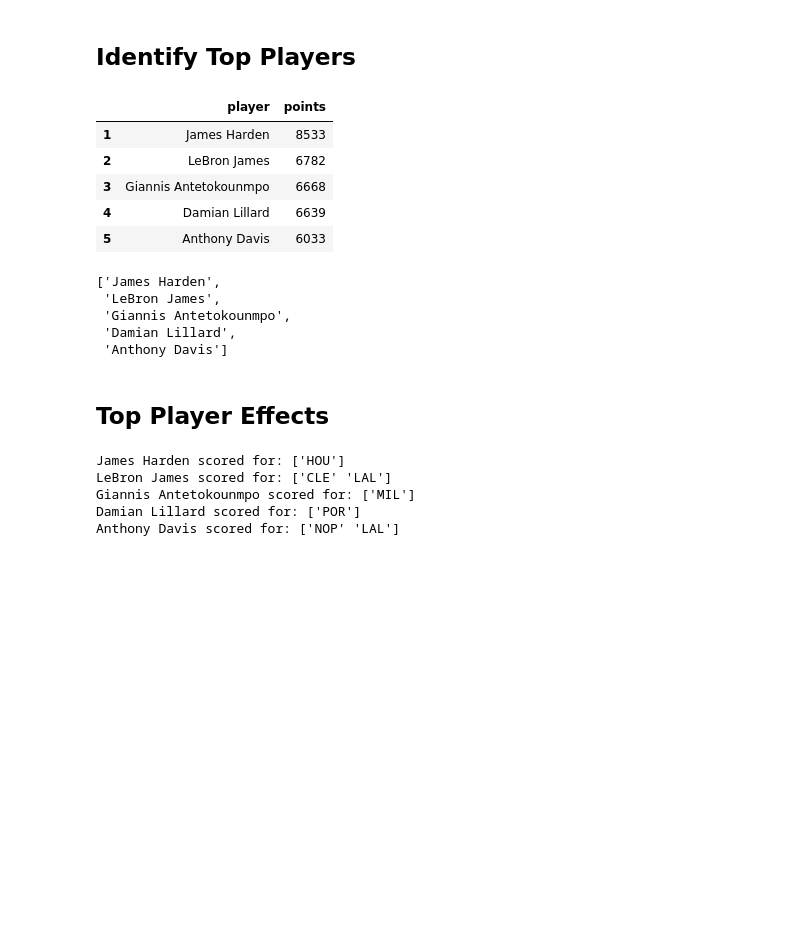
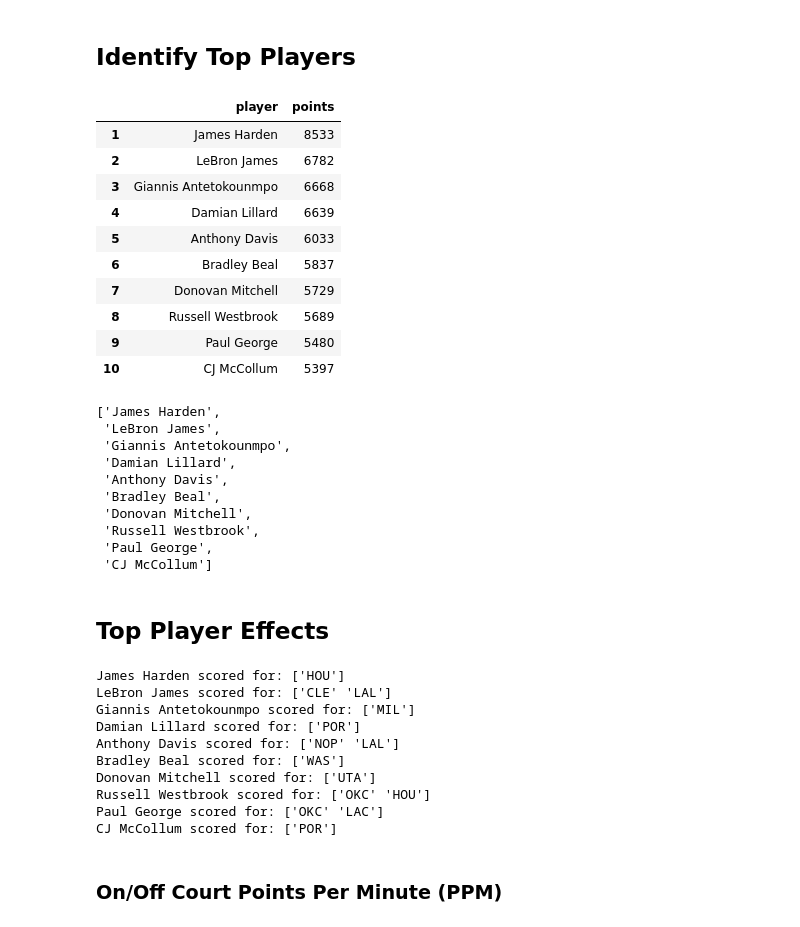
Before and after one commit to nhamby/45983-Assignment-1-Team-15, a Jupyter notebook: analysis.ipynb, the cells around one changed output. Saved outputs shown, nothing was run; the diff lists cells and outputs as text; code cells hidden in the pictures; blank space fills up the shorter version.

```diff
--- a/analysis.ipynb
+++ b/analysis.ipynb
@@ -75,23 +78,28 @@ df.dropna(subset=['event_type'], inplace=True)
 ## Identify Top Players
 # %%
 # identify top players
-n=5
+n=10
 top_players_df = (
     df.groupby('player', as_index=False)['points']
       .sum()
       .sort_values(by='points', ascending=False).reset_index(drop=True)
 ).head(n)
 
 top_players_df.index = range(1, n+1)
 
 top_players_df
 # %% [output]
 |  | player | points |
 | 1 | James Harden | 8533 |
 | 2 | LeBron James | 6782 |
 | 3 | Giannis Antetokounmpo | 6668 |
 | 4 | Damian Lillard | 6639 |
 | 5 | Anthony Davis | 6033 |
+| 6 | Bradley Beal | 5837 |
+| 7 | Donovan Mitchell | 5729 |
+| 8 | Russell Westbrook | 5689 |
+| 9 | Paul George | 5480 |
+| 10 | CJ McCollum | 5397 |
 # %%
 top_players_list = top_players_df['player'].tolist()
 top_players_list
@@ -100,7 +108,12 @@ top_players_list
  'LeBron James',
  'Giannis Antetokounmpo',
  'Damian Lillard',
- 'Anthony Davis']
+ 'Anthony Davis',
+ 'Bradley Beal',
+ 'Donovan Mitchell',
+ 'Russell Westbrook',
+ 'Paul George',
+ 'CJ McCollum']
 # %% [markdown]
 ## Top Player Effects
 # %%
@@ -117,3 +130,10 @@ LeBron James scored for: ['CLE' 'LAL']
 Giannis Antetokounmpo scored for: ['MIL']
 Damian Lillard scored for: ['POR']
 Anthony Davis scored for: ['NOP' 'LAL']
+Bradley Beal scored for: ['WAS']
+Donovan Mitchell scored for: ['UTA']
+Russell Westbrook scored for: ['OKC' 'HOU']
+Paul George scored for: ['OKC' 'LAC']
+CJ McCollum scored for: ['POR']
+# %% [markdown]
+### On/Off Court Points Per Minute (PPM)
```
Also changed, not shown: parts of 10 cells of this notebook, 1 other file.
